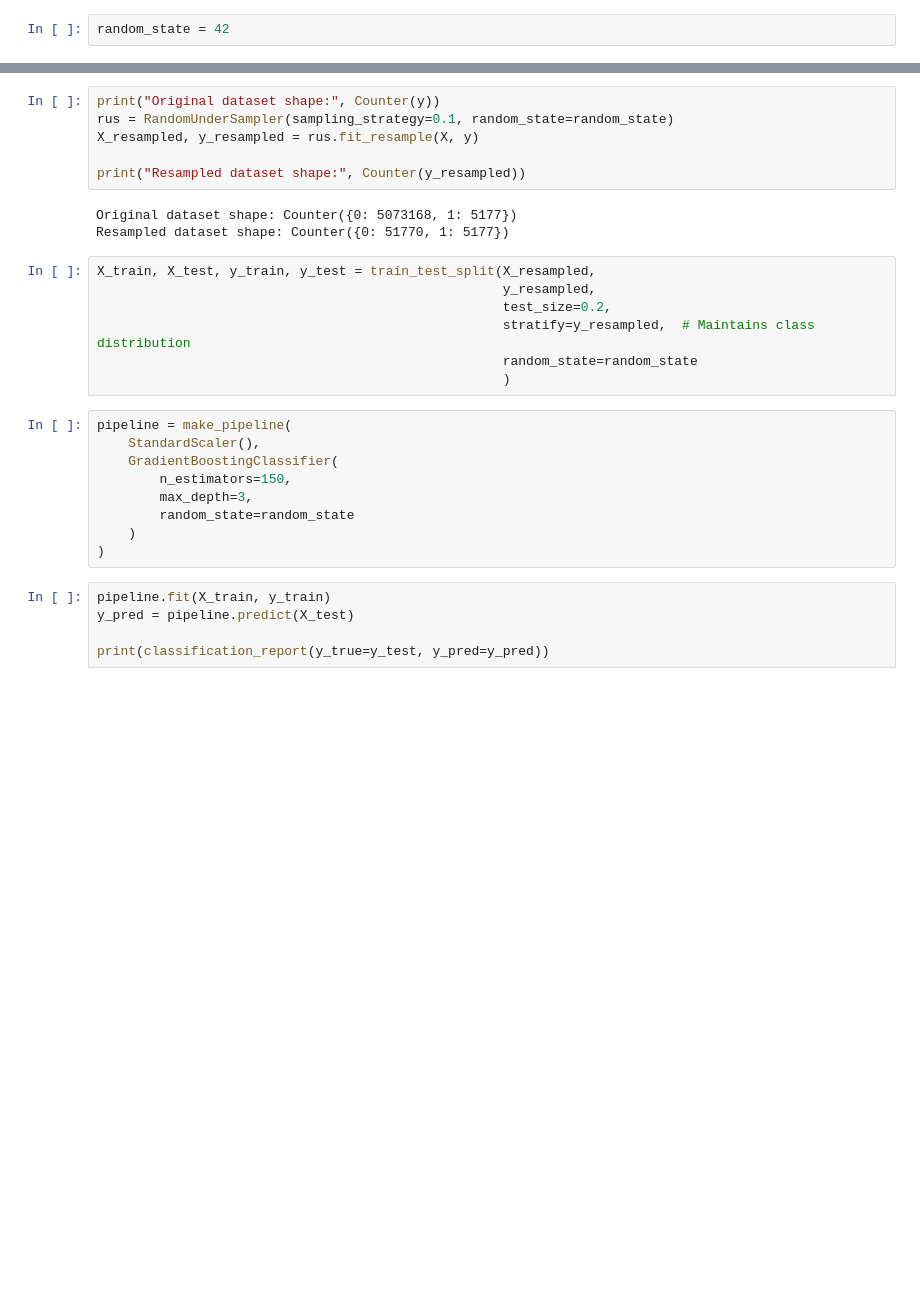
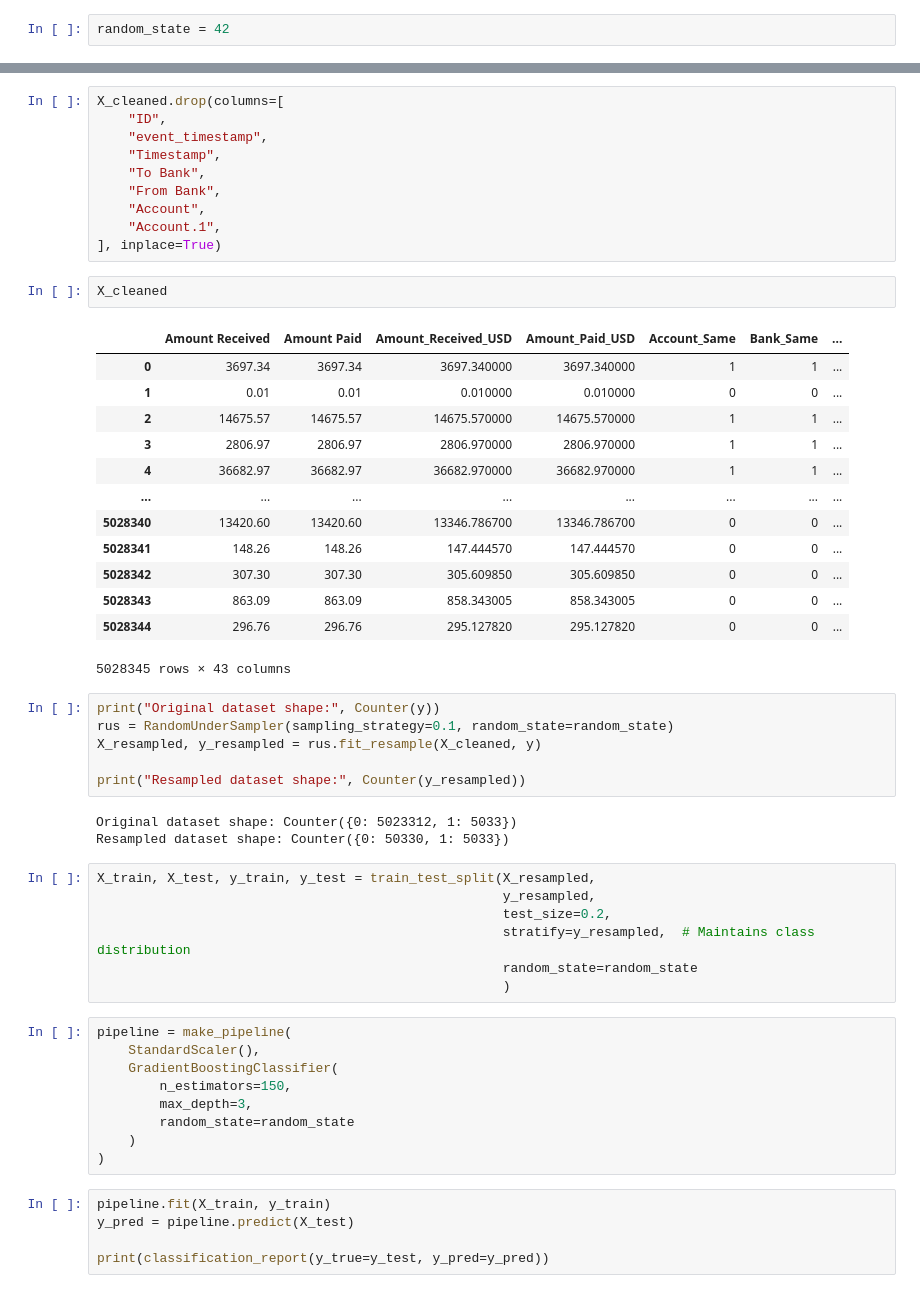
Before and after one commit to calebhadley1/financial-crime, a Jupyter notebook: notebooks/3.01-cjjh-ibm.ipynb, the cells around one changed output, grey strips where cells are left out. Cells and saved outputs as stored; diff of their text form; blank space fills up the shorter version.

```diff
--- a/notebooks/3.01-cjjh-ibm.ipynb
+++ b/notebooks/3.01-cjjh-ibm.ipynb
@@ -47,12 +91,38 @@ y = df['Is Laundering']
+# %%
+X_cleaned.drop(columns=[
+    "ID",
+    "event_timestamp",
+    "Timestamp",
+    "To Bank",
+    "From Bank",
+    "Account",
+    "Account.1",
+], inplace=True)
+# %%
+X_cleaned
+# %% [output]
+|  | Amount Received | Amount Paid | Amount_Received_USD | Amount_Paid_USD | Account_Same | Bank_Same | ... |
+| 0 | 3697.34 | 3697.34 | 3697.340000 | 3697.340000 | 1 | 1 | ... |
+| 1 | 0.01 | 0.01 | 0.010000 | 0.010000 | 0 | 0 | ... |
+| 2 | 14675.57 | 14675.57 | 14675.570000 | 14675.570000 | 1 | 1 | ... |
+| 3 | 2806.97 | 2806.97 | 2806.970000 | 2806.970000 | 1 | 1 | ... |
+| 4 | 36682.97 | 36682.97 | 36682.970000 | 36682.970000 | 1 | 1 | ... |
+| ... | ... | ... | ... | ... | ... | ... | ... |
+| 5028340 | 13420.60 | 13420.60 | 13346.786700 | 13346.786700 | 0 | 0 | ... |
+| 5028341 | 148.26 | 148.26 | 147.444570 | 147.444570 | 0 | 0 | ... |
+| 5028342 | 307.30 | 307.30 | 305.609850 | 305.609850 | 0 | 0 | ... |
+| 5028343 | 863.09 | 863.09 | 858.343005 | 858.343005 | 0 | 0 | ... |
+| 5028344 | 296.76 | 296.76 | 295.127820 | 295.127820 | 0 | 0 | ... |
+5028345 rows × 43 columns
 # %%
 print("Original dataset shape:", Counter(y))
 rus = RandomUnderSampler(sampling_strategy=0.1, random_state=random_state)
-X_resampled, y_resampled = rus.fit_resample(X, y)
+X_resampled, y_resampled = rus.fit_resample(X_cleaned, y)
 
 print("Resampled dataset shape:", Counter(y_resampled))
 # %% [output]
-Original dataset shape: Counter({0: 5073168, 1: 5177})
-Resampled dataset shape: Counter({0: 51770, 1: 5177})
+Original dataset shape: Counter({0: 5023312, 1: 5033})
+Resampled dataset shape: Counter({0: 50330, 1: 5033})
 # %%
 X_train, X_test, y_train, y_test = train_test_split(X_resampled,
                                                     y_resampled,
```
Also changed, not shown: parts of 28 cells of this notebook, 4 other files.
